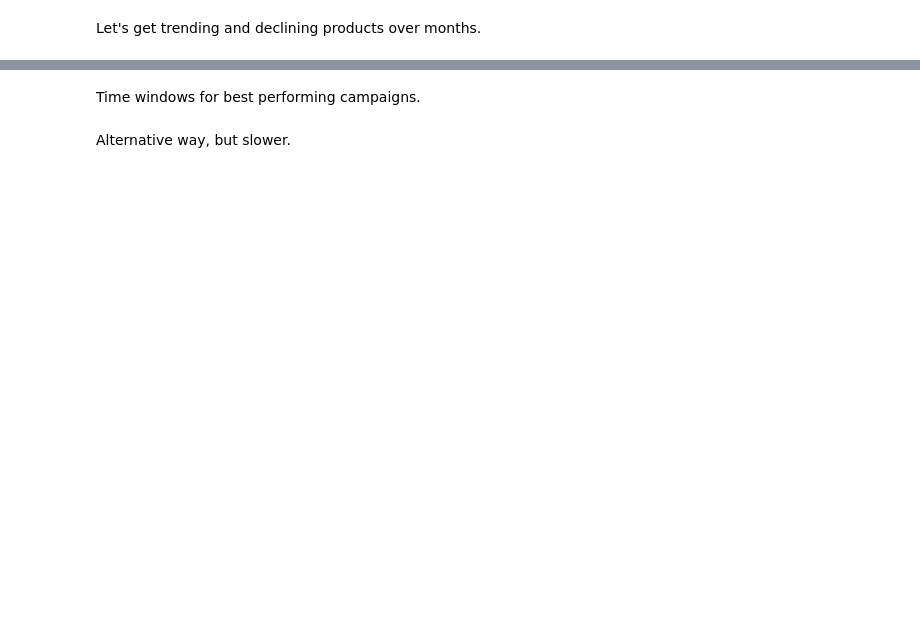
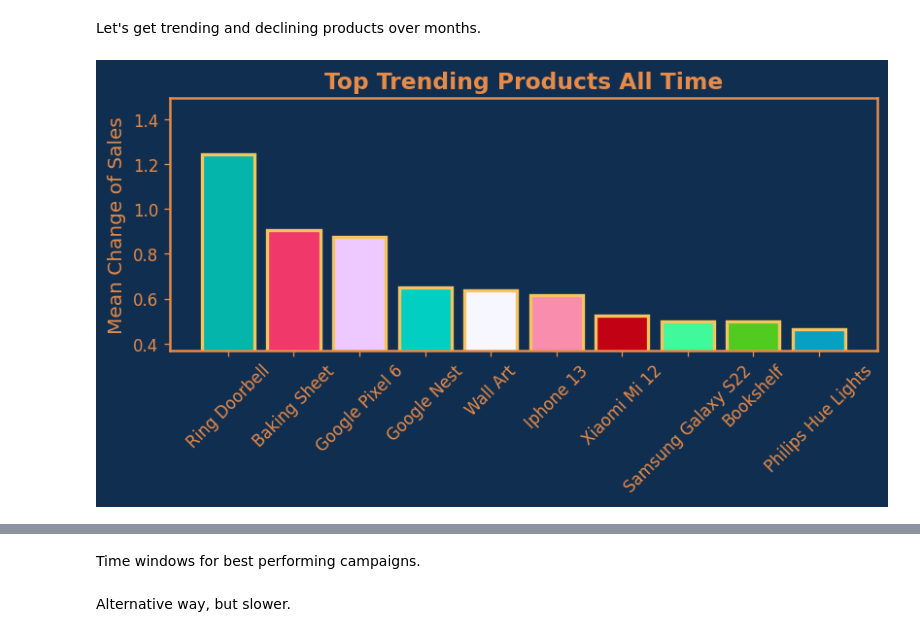
Before and after one commit to torchlightwizard/Customer-Journey-Analysis, a Jupyter notebook: notebooks/Eda.ipynb, the cells around one changed output, grey strips where cells are left out. Drawn from its saved outputs; the diff is of its cells as text; code cells hidden in the pictures; blank space fills up the shorter version.

```diff
--- a/notebooks/Eda.ipynb
+++ b/notebooks/Eda.ipynb
@@ -856,11 +957,21 @@ transactions["transaction_date"] = pd.to_datetime(transactions["transaction_date
 transactions_filtered = transactions.copy()
 transactions_filtered["year"] = transactions_filtered["transaction_date"].dt.year
 transactions_filtered["month"] = transactions_filtered["transaction_date"].dt.month
+
 product_counts = transactions_filtered.groupby(by=["product_name", "year", "month"])["quantity"].sum().reset_index()
+product_counts = product_counts.sort_values(by=["product_name", "year", "month"])
+
 product_counts["month"] = product_counts["month"].apply(lambda i: "0"+str(i) if i < 10 else str(i))
 product_counts["date"] = product_counts["year"].astype(str) + "-" + product_counts["month"] + "-01"
+product_counts["date"] = pd.to_datetime(product_counts["date"])
 product_counts = product_counts.drop(columns=["year", "month"])
 
+product_counts["diff"] = product_counts.groupby(by=["product_name"])["quantity"].diff()
+product_counts = product_counts.groupby(by=["product_name"])["diff"].mean().reset_index().sort_values(by=["diff"], ascending=False)
+
 transactions_filtered = None
 # %%
-# Line Plot
+# Bar Plot Top 10 Trends
+plot_bar (product_counts[:10], "product_name", "diff", top_10_colors, "Top Trending Products All Time", "Mean Change of Sales", False)
+# %% [output]
+[figure, added]
```
Also changed, not shown: parts of 15 cells of this notebook.
